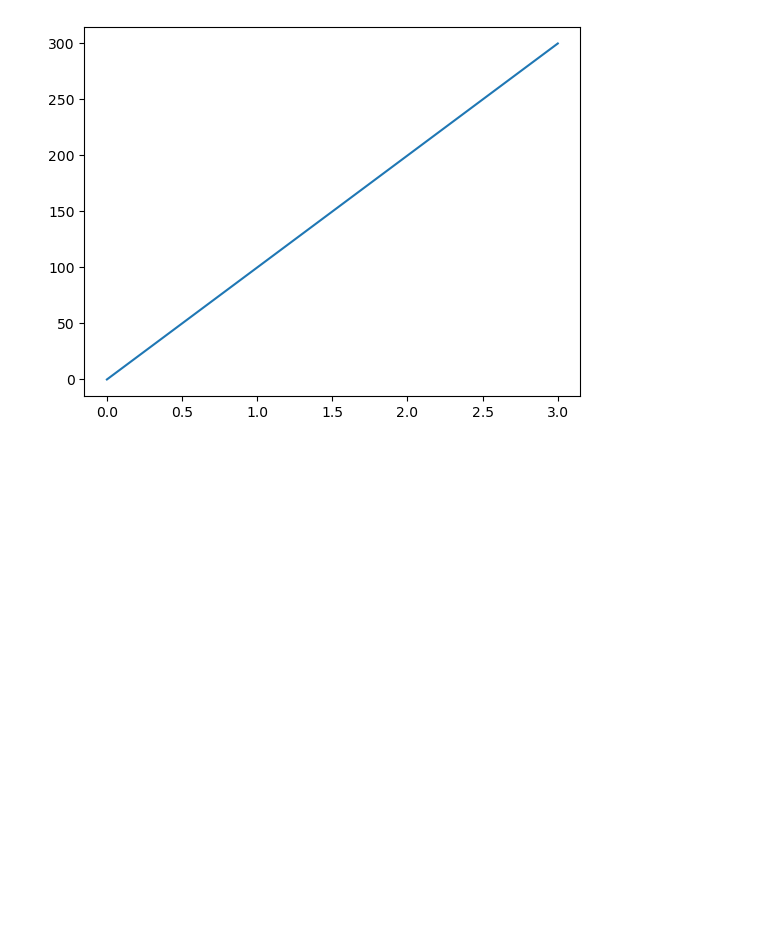
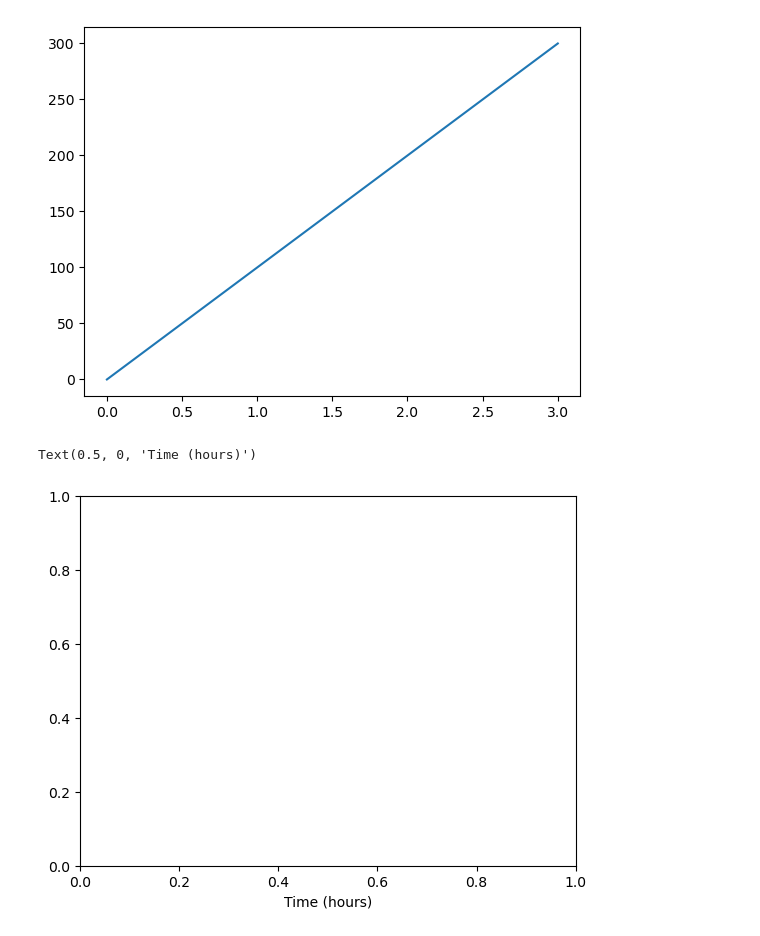
Before and after one commit to ubvu/2023-11-14-python, a Jupyter notebook: notebooks/plotting.ipynb, the cells around one changed output. Drawn from its saved outputs; the diff is of its cells as text; code cells hidden in the pictures; blank space fills up the shorter version.

```diff
--- a/notebooks/plotting.ipynb
+++ b/notebooks/plotting.ipynb
@@ -11,3 +11,8 @@ plt.plot(time, position)
 # %% [output]
 [<matplotlib.lines.Line2D at 0x...>]
 [figure]
+# %%
+plt.xlabel('Time (hours)')
+# %% [output]
+Text(0.5, 0, 'Time (hours)')
+[figure, added]
```
Also changed, not shown: parts of 1 cell of this notebook.
